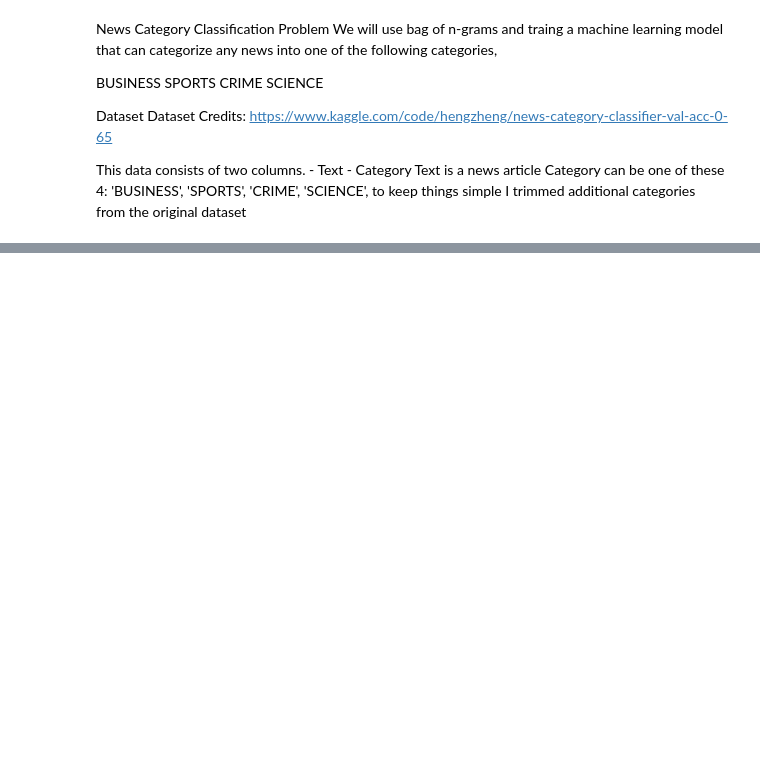
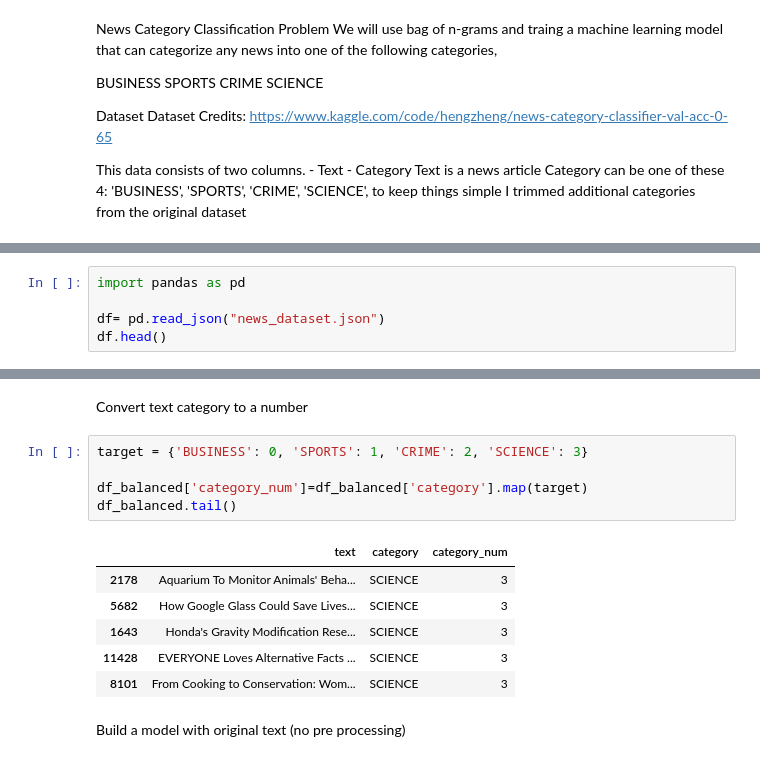
Before and after one commit to poornachandra24/NLP, a Jupyter notebook: Text Representation/N_Gram_bag_of_words.ipynb, the cells around one changed output, grey strips where cells are left out. Cells and saved outputs as stored; diff of their text form; blank space fills up the shorter version.

```diff
--- a/Text Representation/N_Gram_bag_of_words.ipynb
+++ b/Text Representation/N_Gram_bag_of_words.ipynb
@@ -111,0 +110,5 @@ c:\Users\Admin\Downloads\news_dataset.json
+# %%
+import pandas as pd
+
+df= pd.read_json("news_dataset.json")
+df.head()
@@ -111,0 +159,16 @@ c:\Users\Admin\Downloads\news_dataset.json
+# %% [markdown]
+Convert text category to a number
+# %%
+target = {'BUSINESS': 0, 'SPORTS': 1, 'CRIME': 2, 'SCIENCE': 3}
+
+df_balanced['category_num']=df_balanced['category'].map(target)
+df_balanced.tail()
+# %% [output]
+|  | text | category | category_num |
+| 2178 | Aquarium To Monitor Animals' Beha... | SCIENCE | 3 |
+| 5682 | How Google Glass Could Save Lives... | SCIENCE | 3 |
+| 1643 | Honda's Gravity Modification Rese... | SCIENCE | 3 |
+| 11428 | EVERYONE Loves Alternative Facts ... | SCIENCE | 3 |
+| 8101 | From Cooking to Conservation: Wom... | SCIENCE | 3 |
+# %% [markdown]
+Build a model with original text (no pre processing)
```
Also changed, not shown: parts of 31 cells of this notebook.
